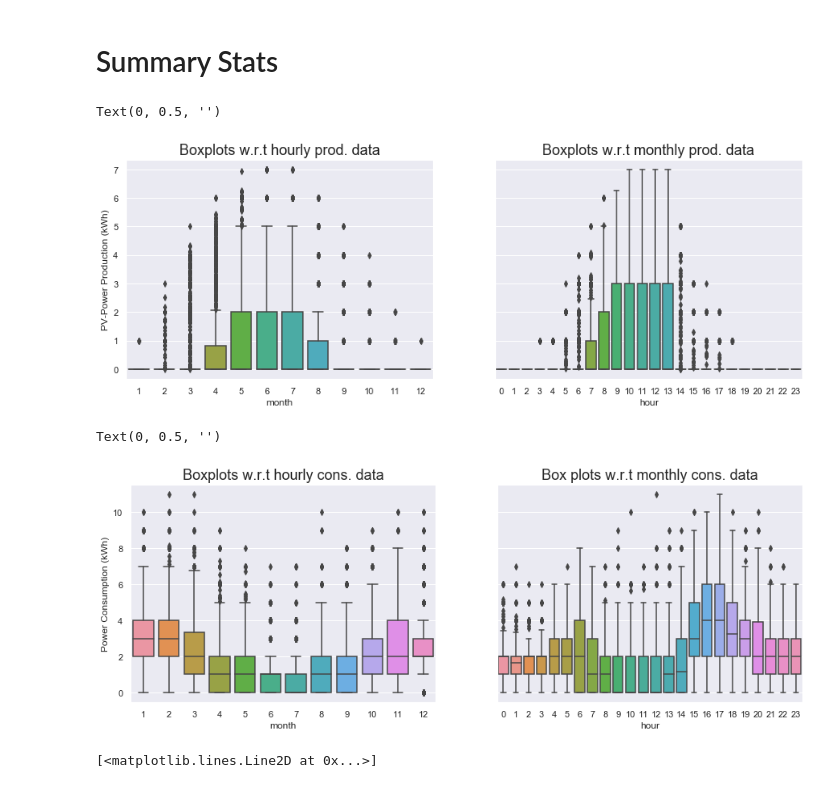
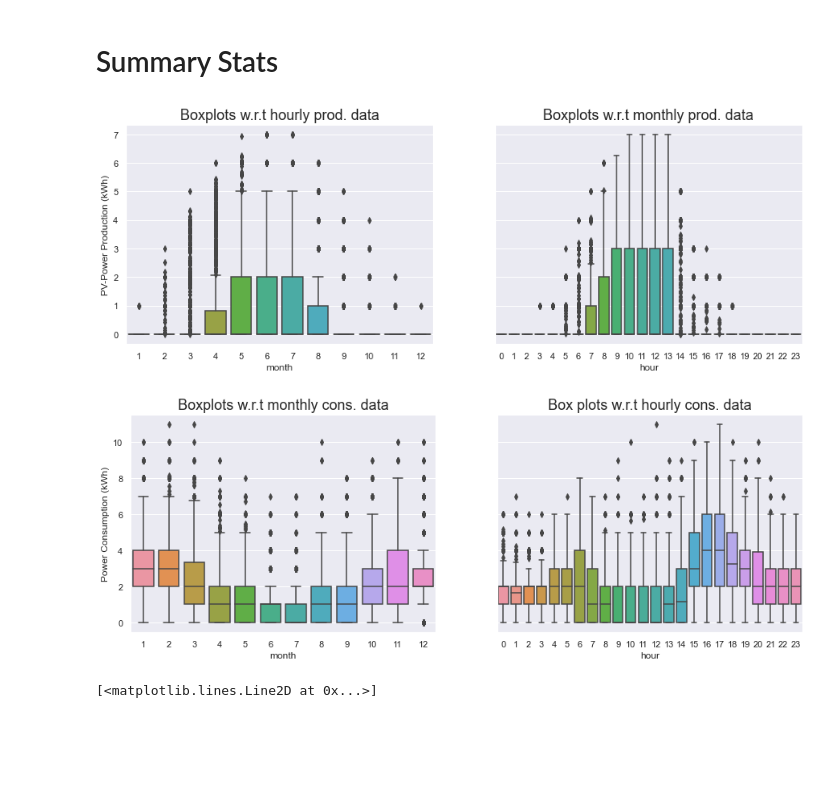
Before and after one commit to 4ug-aug/Otovo-OptimalControl, a Jupyter notebook: Descriptive_Statistics.ipynb, the cells around one changed output. Cells and saved outputs as stored; diff of their text form; code cells hidden in the pictures; blank space fills up the shorter version.

Commit message:
Feat: More stats and fixed boxplots + save to file

```diff
--- a/Descriptive_Statistics.ipynb
+++ b/Descriptive_Statistics.ipynb
@@ -8,8 +8,16 @@ import missingno as msno
 # %%
 # load gridtx-dump-AGGREGATED-CLEANED-THRESHOLD-COVERAGE100-NORMALIZED.csv
-df = pd.read_csv('C:/Users/vidis/OneDrive/Desktop/Summer2022/Project Work/gridtx-dump-AGGREGATED-CLEANED-THRESHOLD-COVERAGE100-NORMALIZED.csv')
+df = pd.read_csv('data/gridtx-dump-AGGREGATED-CLEANED-THRESHOLD-COVERAGE100-NORMALIZED.csv')
+
+df_prod = pd.read_csv("data/gridtx-dump-AGGREGATED-CLEANED-THRESHOLD-COVERAGE100-NORMALIZED-PROD.csv")
+df_cons = pd.read_csv("data/gridtx-dump-AGGREGATED-CLEANED-THRESHOLD-COVERAGE100-NORMALIZED-CONS.csv")
 # %%
-df_prod = df[(df['type'] == 'production')]
-df_cons = df[(df['type'] == 'consumption')]
-df_prod.index = pd.to_datetime(df_prod['timeslot'], utc=True)
-df_cons.index = pd.to_datetime(df_cons['timeslot'], utc=True)
+meter_id = "e882f9a7-f1de-4419-9869-7339be303281"
+
+df_mm_prod = df[(df['type'] == 'production') & (df['meter_id']==meter_id)]
+df_mm_cons = df[(df['type'] == 'consumption') & (df['meter_id']==meter_id)]
+df_mm_prod.index = pd.to_datetime(df_mm_prod['timeslot'], utc=True)
+df_mm_cons.index = pd.to_datetime(df_mm_cons['timeslot'], utc=True)
+# Sort index by timeslot
+df_mm_prod = df_mm_prod.sort_index()
+df_mm_cons = df_mm_cons.sort_index()
@@ -75,8 +95,8 @@ plt.show
 # %% [markdown]
 # Summary Stats
 # %%
-df_mm_prod = df[(df['type'] == 'production') & (df['meter_id']=='28ba7f57-6e83-4341-8078-232c1639e4e3')]
-df_mm_cons = df[(df['type'] == 'consumption') & (df['meter_id']=='28ba7f57-6e83-4341-8078-232c1639e4e3')]
+df_mm_prod = df[(df['type'] == 'production') & (df['meter_id']==meter_id)]
+df_mm_cons = df[(df['type'] == 'consumption') & (df['meter_id']==meter_id)]
 df_mm_prod.index = pd.to_datetime(df_mm_prod['timeslot'], utc=True)
 df_mm_cons.index = pd.to_datetime(df_mm_cons['timeslot'], utc=True)
 df_mm_prod = df_mm_prod.filter(['num_kwh'])
@@ -98,24 +118,30 @@ axes[0].set_title('Boxplots w.r.t hourly prod. data', fontsize=18)
 axes[1].set_title('Boxplots w.r.t monthly prod. data', fontsize=18)
 axes[0].set_ylabel('PV-Power Production (kWh)', size=12)
 axes[1].set_ylabel('', size=12)
+
+plt.savefig("figures/data/prod_boxplots.png")
+
+plt.show()
 # %% [output]
-Text(0, 0.5, '')
 [figure]
 # %%
 sns.set(style="darkgrid")
 plt.rcParams["figure.figsize"] = (15,5)
 fig, axes = plt.subplots(1,2, sharey = True)
 
 #create chart in each subplot
 sns.boxplot(x='month', y='num_kwh', data=df_mm_cons, ax=axes[0])
 sns.boxplot(x='hour', y='num_kwh', data=df_mm_cons, ax=axes[1])
-axes[0].set_title('Boxplots w.r.t hourly cons. data', fontsize=18)
-axes[1].set_title('Box plots w.r.t monthly cons. data', fontsize=18)
+axes[0].set_title('Boxplots w.r.t monthly cons. data', fontsize=18)
+axes[1].set_title('Box plots w.r.t hourly cons. data', fontsize=18)
 axes[0].set_ylabel('Power Consumption (kWh)', size=12)
 axes[1].set_ylabel('', size=12)
+
+plt.savefig("figures/data/cons_boxplots.png")
+
+plt.show()
 # %% [output]
-Text(0, 0.5, '')
-[figure, old version]
+[figure, new version]
 # %%
 plt.plot(df_mm_prod.groupby('month')['num_kwh'].median(), label='Median')
 plt.plot(df_mm_prod.groupby('month')['num_kwh'].mean(), label='Mean')
```
Also changed, not shown: parts of 9 cells of this notebook.
